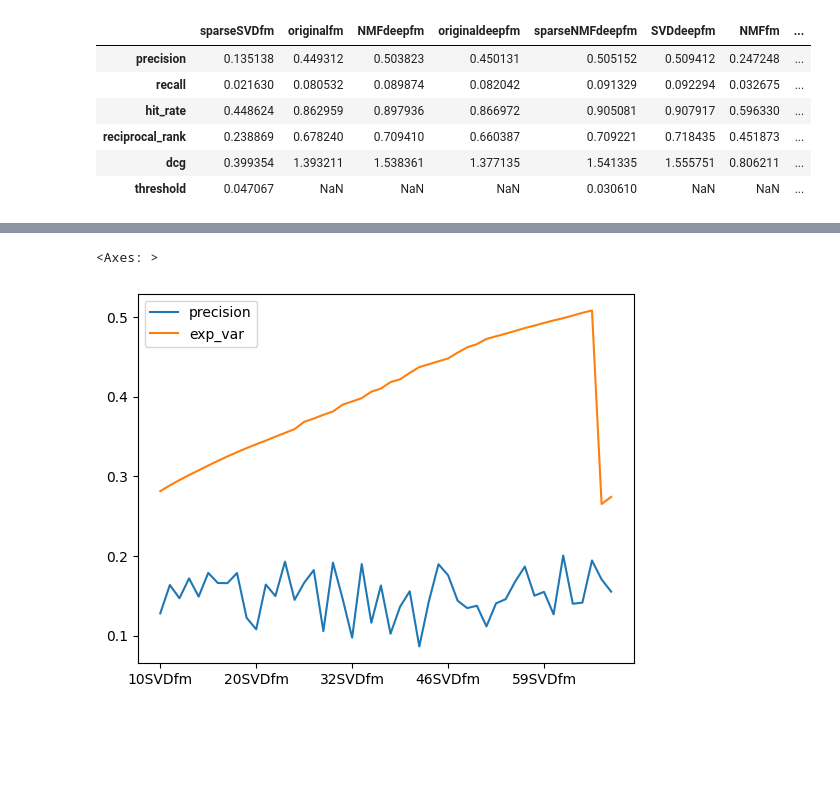
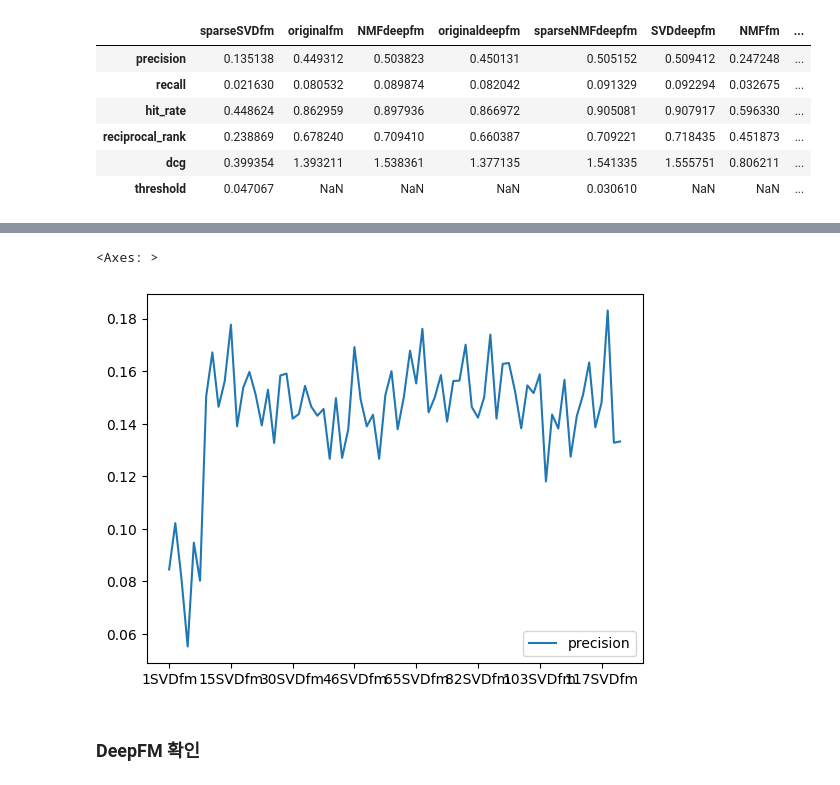
Before and after one commit to basill2001/SVD_FM, a Jupyter notebook: notes/pickle_checker.ipynb, the cells around one changed output, grey strips where cells are left out. Cells and saved outputs as stored; diff of their text form; code cells hidden in the pictures; blank space fills up the shorter version.

```diff
--- a/notes/pickle_checker.ipynb
+++ b/notes/pickle_checker.ipynb
@@ -34,3 +43,4 @@ mean_result_df[['originalfm', 'originaldeepfm', 'SVDfm', 'sparseSVDfm', 'SVDdeep
 # %%
-with open('./total_result.pickle', mode='rb') as f:
+with open('./total_result_4.pickle', mode='rb') as f:
     tot_results = pickle.load(f)
+result_df = pd.DataFrame(tot_results)
@@ -47,0 +50,3 @@ pd.DataFrame(tot_results)
+# %%
+result_df = pd.concat([result_df.iloc[:, :7], result_df.iloc[:, 9:]], axis=1)
+result_df
@@ -48,7 +63,6 @@ pd.DataFrame(tot_results)
 # %%
-result_df = pd.DataFrame(tot_results)
-sorted_columns =  result_df.columns.sort_values()
+# result_df = result_df[sorted_col]
+# result_df
 mean_result_df = result_df.map(lambda x: np.mean(x))
-mean_result_df  = mean_result_df[result_df.columns.sort_values()]
 mean_result_df
 # %% [output]
@@ -63,6 +83,8 @@ mean_result_df
 # %%
-mean_result_df.T.plot(y=['precision', 'exp_var'])
+mean_result_df.T.plot(y='precision')
 # %% [output]
 <Axes: >
-[figure, old version]
+[figure, new version]
+# %% [markdown]
+### DeepFM 확인
 # %%
```
Also changed, not shown: parts of 22 cells of this notebook, 7 other files.
